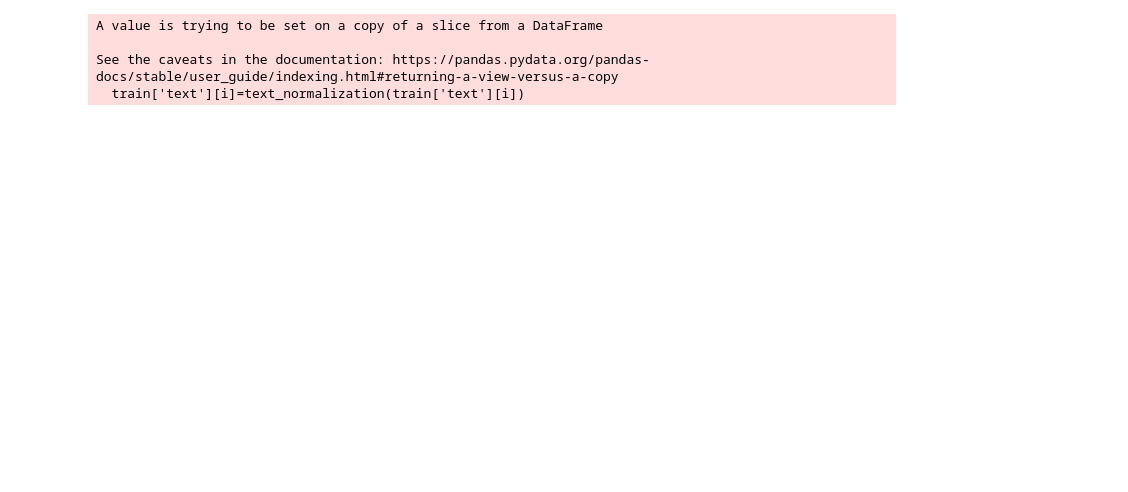
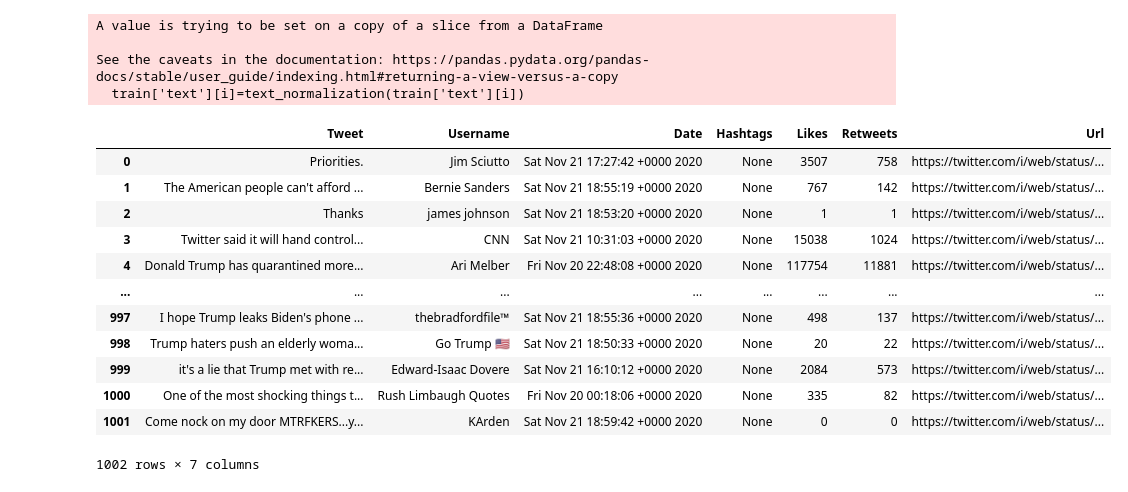
Before and after one commit to JianChen-IT/IR_Final_Project, a Jupyter notebook: IR_Final_Project.ipynb, the cells around one changed output. Cells and saved outputs as stored; diff of their text form; code cells hidden in the pictures; blank space fills up the shorter version.

```diff
--- a/IR_Final_Project.ipynb
+++ b/IR_Final_Project.ipynb
@@ -250,10 +265,23 @@ def text_normalization(text: str) -> str:
 # %%
+database=get_tweet_data(train)
 for i in range(len(train)):
     train['text'][i]=text_normalization(train['text'][i])
-
-train=remove_unnecessary_columns(train)
+database
 # %% [output]
 A value is trying to be set on a copy of a slice from a DataFrame
 
 See the caveats in the documentation: https://pandas.pydata.org/pandas-docs/stable/user_guide/indexing.html#returning-a-view-versus-a-copy
   train['text'][i]=text_normalization(train['text'][i])
+|  | Tweet | Username | Date | Hashtags | Likes | Retweets | Url |
+| 0 | Priorities. | Jim Sciutto | Sat Nov 21 17:27:42 +0000 2020 | None | 3507 | 758 | https://twitter.com/i/web/status/... |
+| 1 | The American people can't afford ... | Bernie Sanders | Sat Nov 21 18:55:19 +0000 2020 | None | 767 | 142 | https://twitter.com/i/web/status/... |
+| 2 | Thanks | james johnson | Sat Nov 21 18:53:20 +0000 2020 | None | 1 | 1 | https://twitter.com/i/web/status/... |
+| 3 | Twitter said it will hand control... | CNN | Sat Nov 21 10:31:03 +0000 2020 | None | 15038 | 1024 | https://twitter.com/i/web/status/... |
+| 4 | Donald Trump has quarantined more... | Ari Melber | Fri Nov 20 22:48:08 +0000 2020 | None | 117754 | 11881 | https://twitter.com/i/web/status/... |
+| ... | ... | ... | ... | ... | ... | ... | ... |
+| 997 | I hope Trump leaks Biden's phone ... | thebradfordfile™ | Sat Nov 21 18:55:36 +0000 2020 | None | 498 | 137 | https://twitter.com/i/web/status/... |
+| 998 | Trump haters push an elderly woma... | Go Trump 🇺🇸 | Sat Nov 21 18:50:33 +0000 2020 | None | 20 | 22 | https://twitter.com/i/web/status/... |
+| 999 | it's a lie that Trump met with re... | Edward-Isaac Dovere | Sat Nov 21 16:10:12 +0000 2020 | None | 2084 | 573 | https://twitter.com/i/web/status/... |
+| 1000 | One of the most shocking things t... | Rush Limbaugh Quotes | Fri Nov 20 00:18:06 +0000 2020 | None | 335 | 82 | https://twitter.com/i/web/status/... |
+| 1001 | Come nock on my door MTRFKERS...y... | KArden | Sat Nov 21 18:59:42 +0000 2020 | None | 0 | 0 | https://twitter.com/i/web/status/... |
+1002 rows × 7 columns
```
Also changed, not shown: parts of 9 cells of this notebook.
